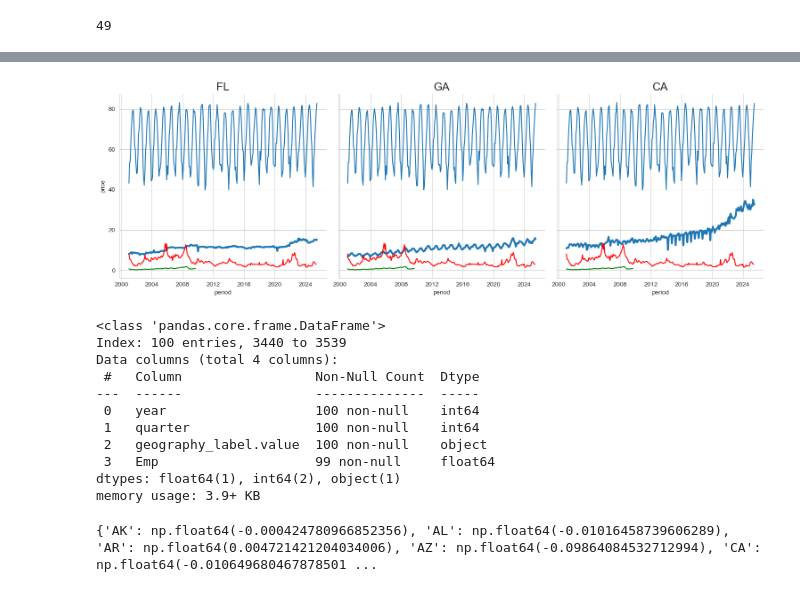
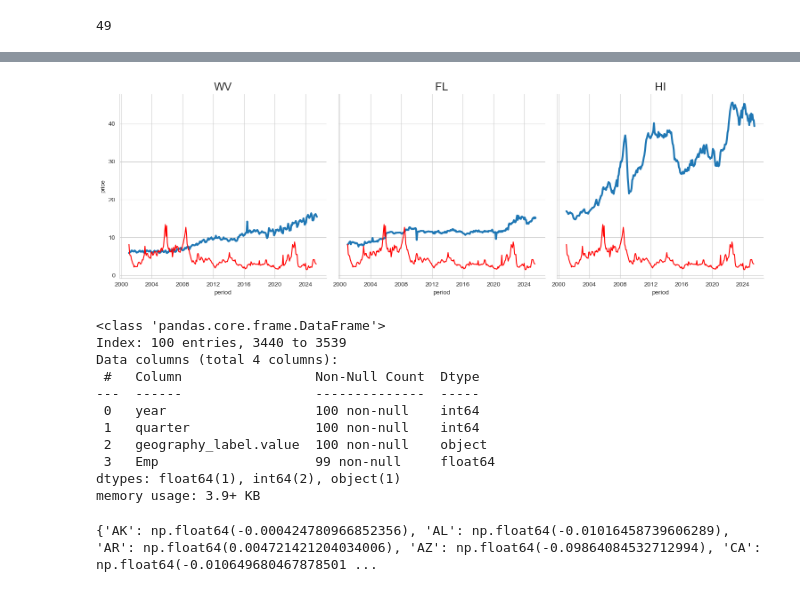
Before and after one commit to Erdos-Projects/fall-2025-forecasting-electricity-price, a Jupyter notebook: src/eda/will_eda.ipynb, the cells around one changed output, grey strips where cells are left out. Saved outputs shown, nothing was run; the diff lists cells and outputs as text; code cells hidden in the pictures.

Commit message:
added some plots on electricity generation

```diff
--- a/src/eda/will_eda.ipynb
+++ b/src/eda/will_eda.ipynb
@@ -472,0 +495,2 @@ array(['ALL', 'BIO', 'BIS', 'COL', 'COW', 'FOS', 'HYC', 'NUC', 'OBW',
+# %%
+example_states = ['HI', 'FL', 'WV']
@@ -473,24 +570,22 @@ array(['ALL', 'BIO', 'BIS', 'COL', 'COW', 'FOS', 'HYC', 'NUC', 'OBW',
 # %%
-example_states = ['CA', 'GA', 'FL']
+
 
 plot = sns.relplot(data=residential_price[residential_price.stateid.isin(example_states)],
             x='period', y='price',
             kind='line',
             col='stateid',
             linewidth=3,
             col_wrap=5)
 plot.set_titles(col_template='{col_name}', size=18)
 
 for ax in plot.axes.flat:
     ax.plot(gas_futures_monthly.index, gas_futures_monthly['value'], color='red')
-    ax.plot(propane_futures_monthly.index, propane_futures_monthly['value'], color='green')
-    ax.plot(state_weather['GA'].Date, state_weather['GA'].Value)
 plt.show()
 
 
 dc_employment[dc_employment['geography_label.value'] == 'New York'].info()
 # %% [output]
-[figure, old version]
+[figure, new version]
 <class 'pandas.core.frame.DataFrame'>
 Index: 100 entries, 3440 to 3539
 Data columns (total 4 columns):
```
Also changed, not shown: parts of 18 cells of this notebook.
